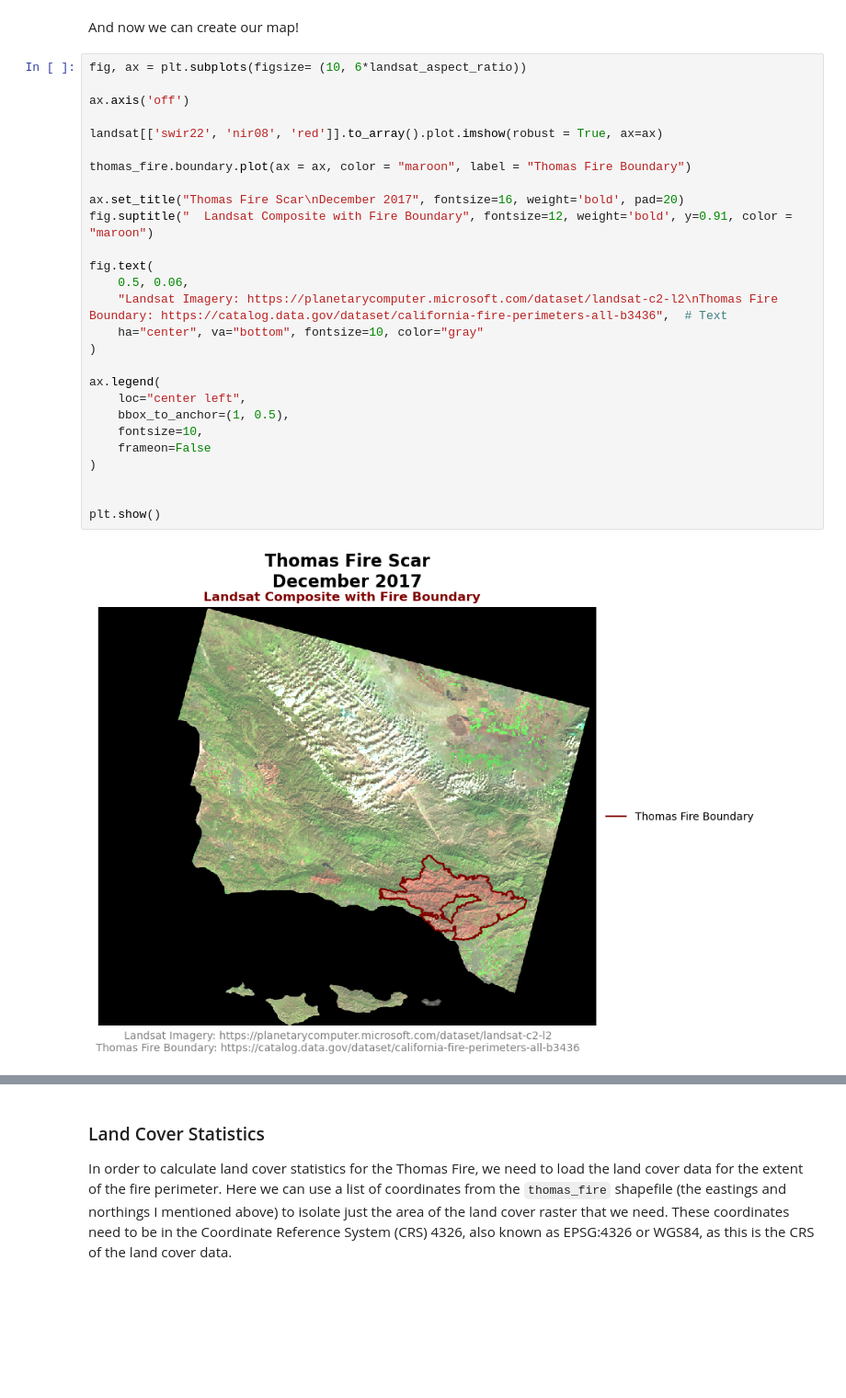
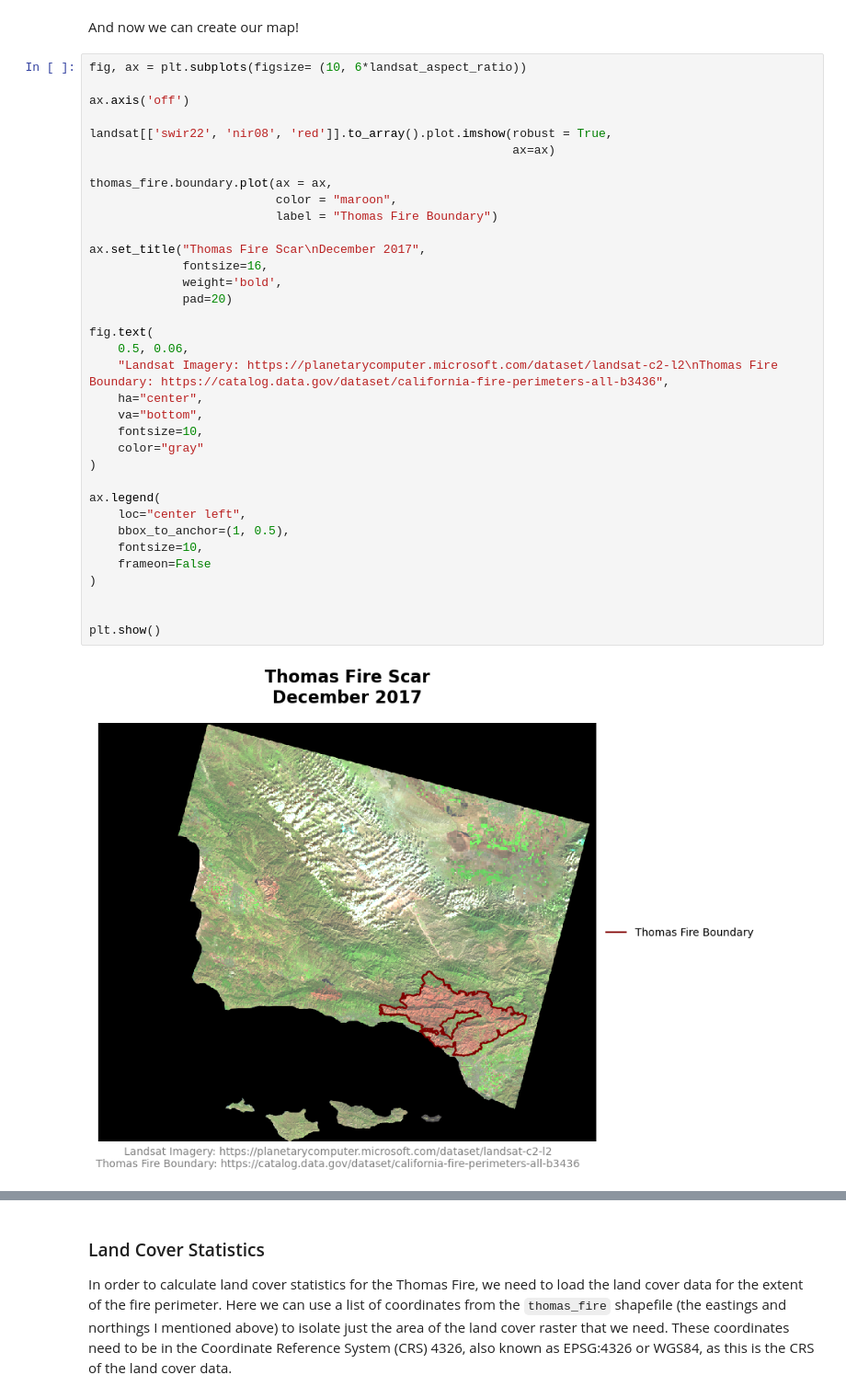
Before and after one commit to ryangreen6/ryangreen6.github.io, a Jupyter notebook: posts/thomasfireanalysis/thomasfireanalysis.ipynb, the cells around one changed output, grey strips where cells are left out. Shown at 92% size. Drawn from its saved outputs; the diff is of its cells as text; blank space fills up the shorter version.

```diff
--- a/posts/thomasfireanalysis/index.ipynb
+++ b/posts/thomasfireanalysis/thomasfireanalysis.ipynb
@@ -184,30 +205,38 @@ And now we can create our map!
 # %%
 fig, ax = plt.subplots(figsize= (10, 6*landsat_aspect_ratio))
 
 ax.axis('off')
 
-landsat[['swir22', 'nir08', 'red']].to_array().plot.imshow(robust = True, ax=ax)
+landsat[['swir22', 'nir08', 'red']].to_array().plot.imshow(robust = True,
+                                                           ax=ax)
 
-thomas_fire.boundary.plot(ax = ax, color = "maroon", label = "Thomas Fire Boundary")
+thomas_fire.boundary.plot(ax = ax,
+                          color = "maroon",
+                          label = "Thomas Fire Boundary")
 
-ax.set_title("Thomas Fire Scar\nDecember 2017", fontsize=16, weight='bold', pad=20)
-fig.suptitle("  Landsat Composite with Fire Boundary", fontsize=12, weight='bold', y=0.91, color = "maroon")
+ax.set_title("Thomas Fire Scar\nDecember 2017",
+             fontsize=16,
+             weight='bold',
+             pad=20)
 
 fig.text(
     0.5, 0.06,
-    "Landsat Imagery: https://planetarycomputer.microsoft.com/dataset/landsat-c2-l2\nThomas Fire Boundary: https://catalog.data.gov/dataset/california-fire-perimeters-all-b3436",  # Text
-    ha="center", va="bottom", fontsize=10, color="gray"
+    "Landsat Imagery: https://planetarycomputer.microsoft.com/dataset/landsat-c2-l2\nThomas Fire Boundary: https://catalog.data.gov/dataset/california-fire-perimeters-all-b3436",
+    ha="center",
+    va="bottom",
+    fontsize=10,
+    color="gray"
 )
 
 ax.legend(
     loc="center left",
     bbox_to_anchor=(1, 0.5),
     fontsize=10,
     frameon=False
 )
 
 
 plt.show()
 # %% [output]
-[figure, old version]
+[figure, new version]
 # %% [markdown]
```
Also changed, not shown: parts of 17 cells of this notebook, 1 other file.
